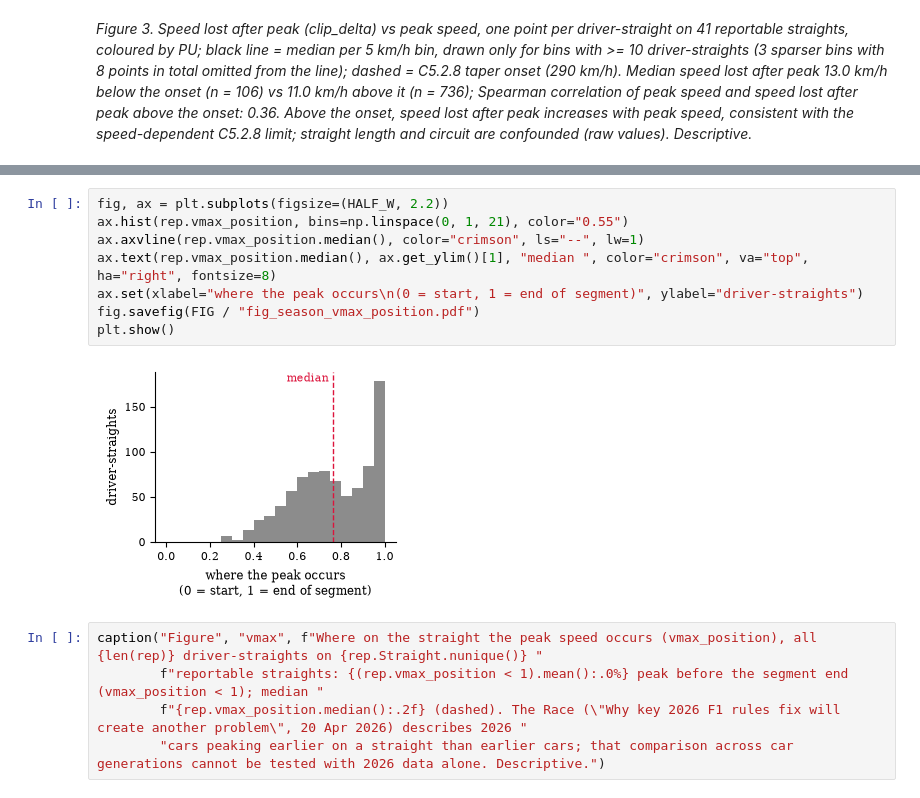
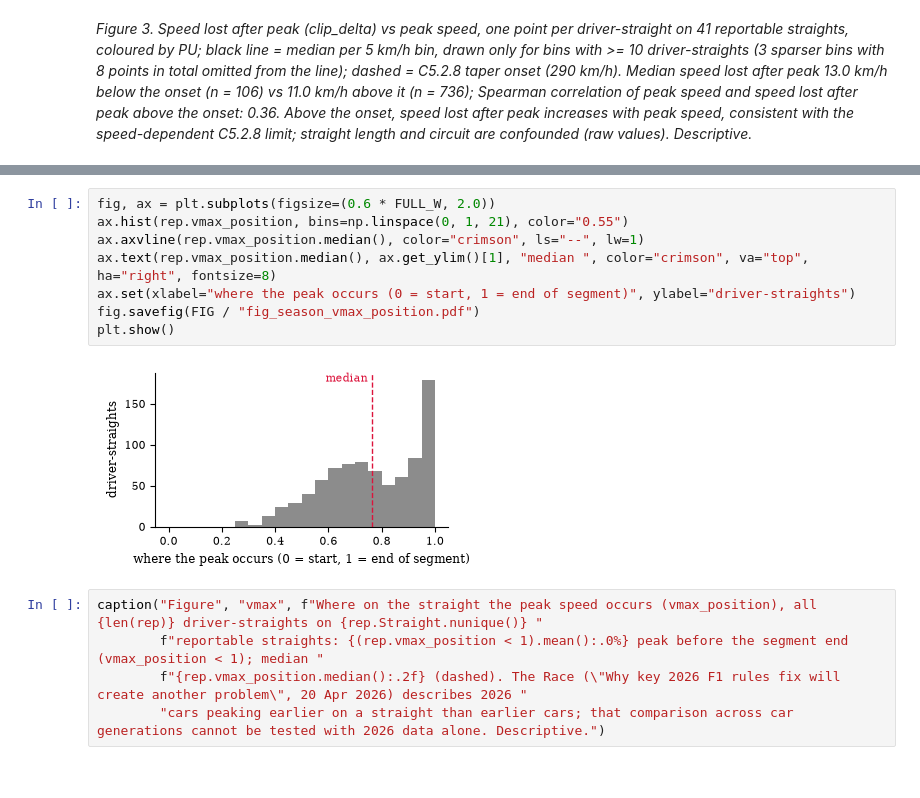
Before and after one commit to see7ien/Flat-Out, a Jupyter notebook: 02_season.ipynb, the cells around one changed output, grey strips where cells are left out. Drawn from its saved outputs; the diff is of its cells as text.

```diff
--- a/02_season.ipynb
+++ b/02_season.ipynb
@@ -425,13 +399,13 @@ caption("Figure", "scatter", f"Speed lost after peak (clip_delta) vs peak speed,
 # %%
-fig, ax = plt.subplots(figsize=(HALF_W, 2.2))
+fig, ax = plt.subplots(figsize=(0.6 * FULL_W, 2.0))
 ax.hist(rep.vmax_position, bins=np.linspace(0, 1, 21), color="0.55")
 ax.axvline(rep.vmax_position.median(), color="crimson", ls="--", lw=1)
 ax.text(rep.vmax_position.median(), ax.get_ylim()[1], "median ", color="crimson", va="top", ha="right", fontsize=8)
-ax.set(xlabel="where the peak occurs\n(0 = start, 1 = end of segment)", ylabel="driver-straights")
+ax.set(xlabel="where the peak occurs (0 = start, 1 = end of segment)", ylabel="driver-straights")
 fig.savefig(FIG / "fig_season_vmax_position.pdf")
 plt.show()
 # %% [output]
-[figure, old version]
+[figure, new version]
 # %%
 caption("Figure", "vmax", f"Where on the straight the peak speed occurs (vmax_position), all {len(rep)} driver-straights on {rep.Straight.nunique()} "
         f"reportable straights: {(rep.vmax_position < 1).mean():.0%} peak before the segment end (vmax_position < 1); median "
```
Also changed, not shown: parts of 4 cells of this notebook, 23 other files.
